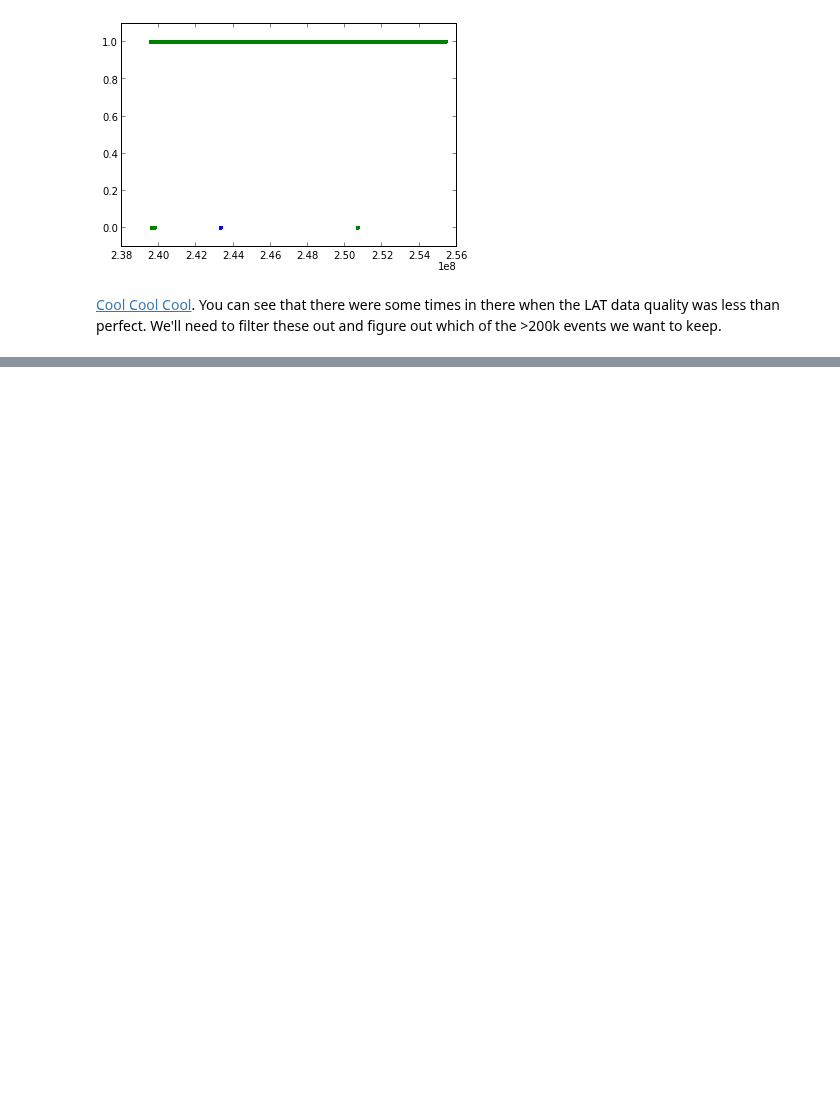
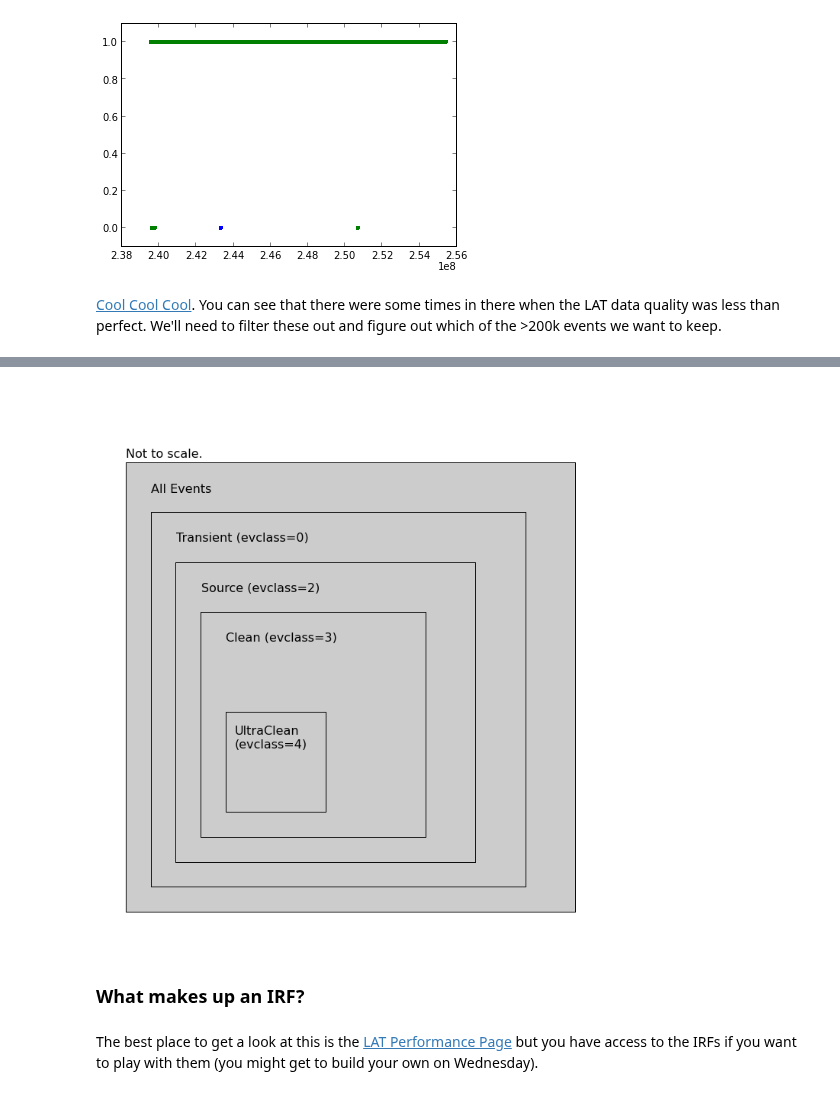
Before and after one commit to FermiSummerSchool/fermi-summer-school, a Jupyter notebook: Data_Exploration.ipynb, the cells around one changed output, grey strips where cells are left out. Drawn from its saved outputs; the diff is of its cells as text; code cells hidden in the pictures; blank space fills up the shorter version.

```diff
--- a/Data_Exploration.ipynb
+++ b/Data_Exploration.ipynb
@@ -217,0 +288,29 @@ show()
+# %%
+box_bg = '#CCCCCC'
+fig = figure(figsize=(10, 10), facecolor='w')
+ax = axes((0,0,1,1),xticks=[], yticks=[], frameon=False)
+ax.set_xlim(0, 11)
+ax.set_ylim(0, 11)
+
+patches = [Rectangle((0.5,0.5),9,9, zorder=1, fc=box_bg),
+           Rectangle((1,1),7.5,7.5, zorder=1, fc=box_bg),
+           Rectangle((1.5,1.5),6,6, zorder=1, fc=box_bg),
+           Rectangle((2,2),4.5,4.5, zorder=1, fc=box_bg),
+           Rectangle((2.5,2.5),2,2, zorder=1, fc=box_bg)]
+
+for p in patches:
+    ax.add_patch(p)
+
+text(1, 9, "All Events",ha='left', va='center', fontsize=16)
+text(1.5, 8, "Transient (evclass=0)",ha='left', va='center', fontsize=16)
+text(2.0, 7, "Source (evclass=2)",ha='left', va='center', fontsize=16)
+text(2.5, 6, "Clean (evclass=3)",ha='left', va='center', fontsize=16)
+text(2.7, 4, "UltraClean\n(evclass=4)",ha='left', va='center', fontsize=16)
+text(0.5,9.7, "Not to scale.",ha='left', va='center', fontsize=16)
+show()
+# %% [output]
+[figure, added]
+# %% [markdown]
+### What makes up an IRF?
+# %% [markdown]
+The best place to get a look at this is the [LAT Performance Page](http://www.slac.stanford.edu/exp/glast/groups/canda/lat_Performance.htm) but you have access to the IRFs if you want to play with them (you might get to build your own on Wednesday).
```
Also changed, not shown: parts of 57 cells of this notebook.
